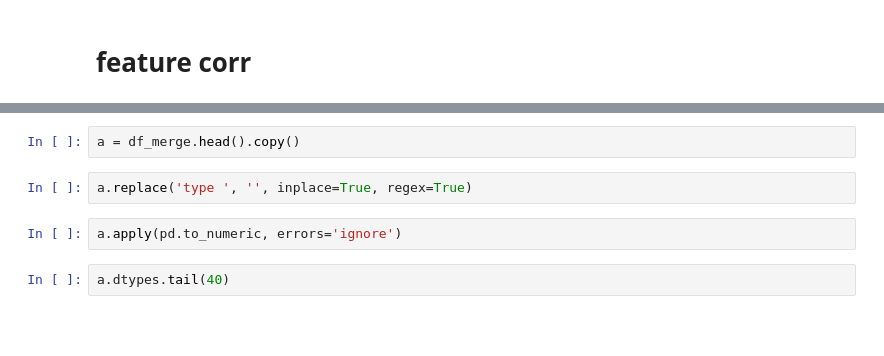
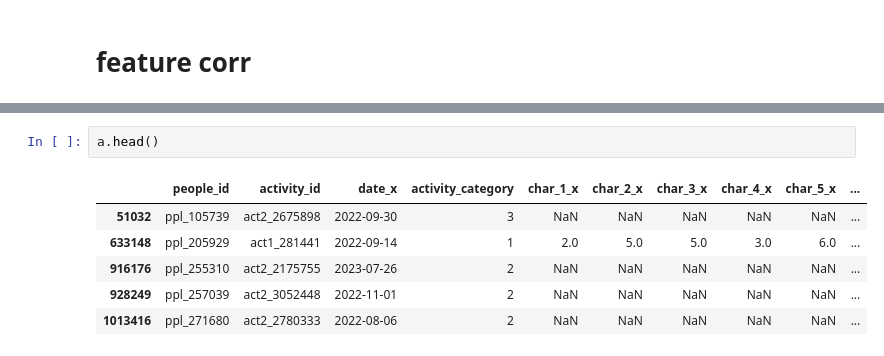
Before and after one commit to sooooner/dss_team_project_ML, a Jupyter notebook: red_hat/sooner.ipynb, the cells around one changed output, grey strips where cells are left out. Saved outputs shown, nothing was run; the diff lists cells and outputs as text; blank space fills up the shorter version.

```diff
--- a/red_hat/sooner.ipynb
+++ b/red_hat/sooner.ipynb
@@ -65,9 +97,10 @@ plt.show()
 # %%
-a = df_merge.head().copy()
+a.head()
+# %% [output]
+|  | people_id | activity_id | date_x | activity_category | char_1_x | char_2_x | char_3_x | char_4_x | char_5_x | ... |
+| 51032 | ppl_105739 | act2_2675898 | 2022-09-30 | 3 | NaN | NaN | NaN | NaN | NaN | ... |
+| 633148 | ppl_205929 | act1_281441 | 2022-09-14 | 1 | 2.0 | 5.0 | 5.0 | 3.0 | 6.0 | ... |
+| 916176 | ppl_255310 | act2_2175755 | 2023-07-26 | 2 | NaN | NaN | NaN | NaN | NaN | ... |
+| 928249 | ppl_257039 | act2_3052448 | 2022-11-01 | 2 | NaN | NaN | NaN | NaN | NaN | ... |
+| 1013416 | ppl_271680 | act2_2780333 | 2022-08-06 | 2 | NaN | NaN | NaN | NaN | NaN | ... |
-# %%
-a.replace('type ', '', inplace=True, regex=True)
-# %%
-a.apply(pd.to_numeric, errors='ignore')
-# %%
-a.dtypes.tail(40)
 # %%
```
Also changed, not shown: parts of 15 cells of this notebook.
